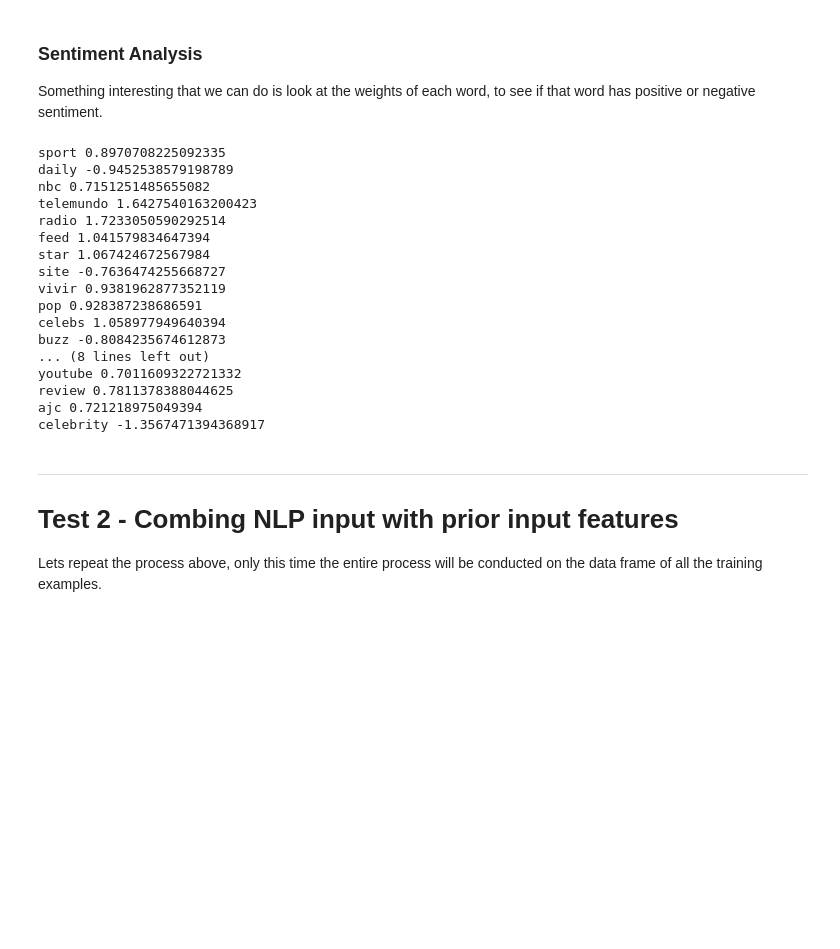
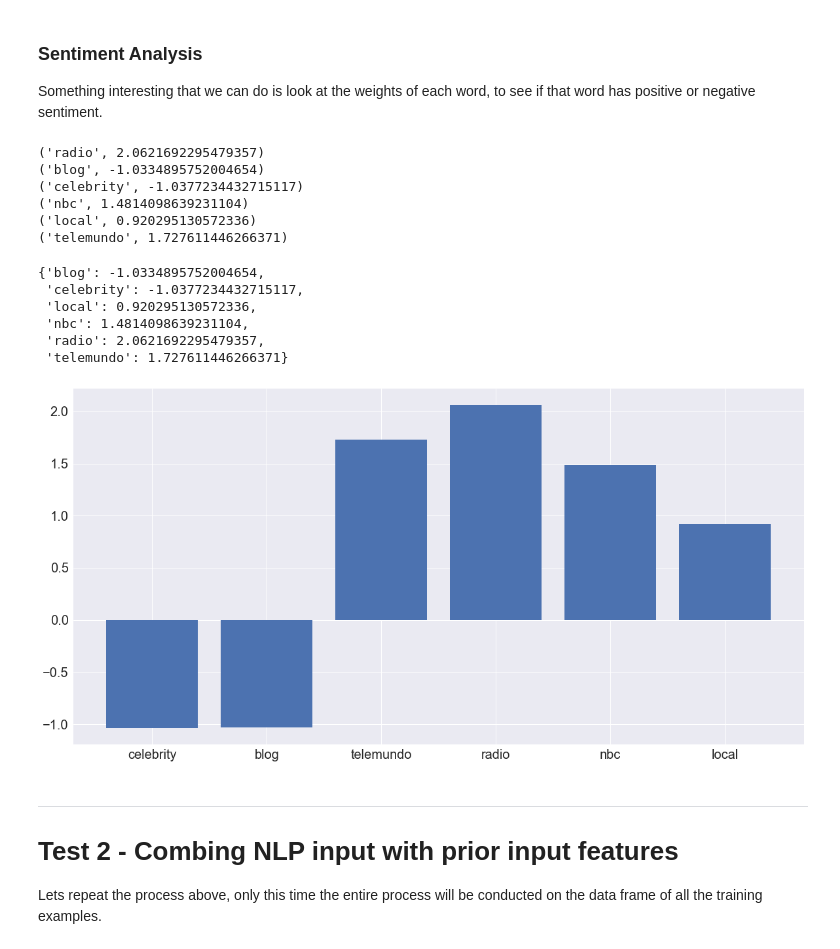
Before and after one commit to NathanielDake/pps, a Jupyter notebook: Domains Classifier V4.ipynb, the cells around one changed output. Drawn from its saved outputs; the diff is of its cells as text; code cells hidden in the pictures; blank space fills up the shorter version.

```diff
--- a/Domains Classifier V4.ipynb
+++ b/Domains Classifier V4.ipynb
@@ -253,29 +251,34 @@ Classification Rate:  0.5
 ### Sentiment Analysis
 Something interesting that we can do is look at the weights of each word, to see if that word has positive or negative sentiment.
 # %%
-threshold = 0.7
+threshold = 0.9
+sa_dict = {}
 for word, index in word_index_map.items():
     weight = model.coef_[0][index]
     if weight > threshold or weight < -threshold:
+        sa_dict[word] = weight
         print(word, weight )
+sa_dict
 # %% [output]
-sport 0.8970708225092335
-daily -0.9452538579198789
-nbc 0.7151251485655082
-telemundo 1.6427540163200423
-radio 1.7233050590292514
-feed 1.041579834647394
-star 1.067424672567984
-site -0.7636474255668727
-vivir 0.9381962877352119
-pop 0.928387238686591
-celebs 1.058977949640394
-buzz -0.8084235674612873
-... (8 lines left out)
-youtube 0.7011609322721332
-review 0.7811378388044625
-ajc 0.721218975049394
-celebrity -1.3567471394368917
+('radio', 2.0621692295479357)
+('blog', -1.0334895752004654)
+('celebrity', -1.0377234432715117)
+('nbc', 1.4814098639231104)
+('local', 0.920295130572336)
+('telemundo', 1.727611446266371)
+{'blog': -1.0334895752004654,
+ 'celebrity': -1.0377234432715117,
+ 'local': 0.920295130572336,
+ 'nbc': 1.4814098639231104,
+ 'radio': 2.0621692295479357,
+ 'telemundo': 1.727611446266371}
+# %%
+plt.figure(figsize=(20,10))
+plt.bar(range(len(sa_dict)), list(sa_dict.values()), align='center')
+plt.xticks(range(len(sa_dict)), list(sa_dict.keys()))
+plt.show()
+# %% [output]
+[figure, added]
 # %% [markdown]
 ---
 # Test 2 - Combing NLP input with prior input features
```
Also changed, not shown: parts of 14 cells of this notebook, 1 other file.
